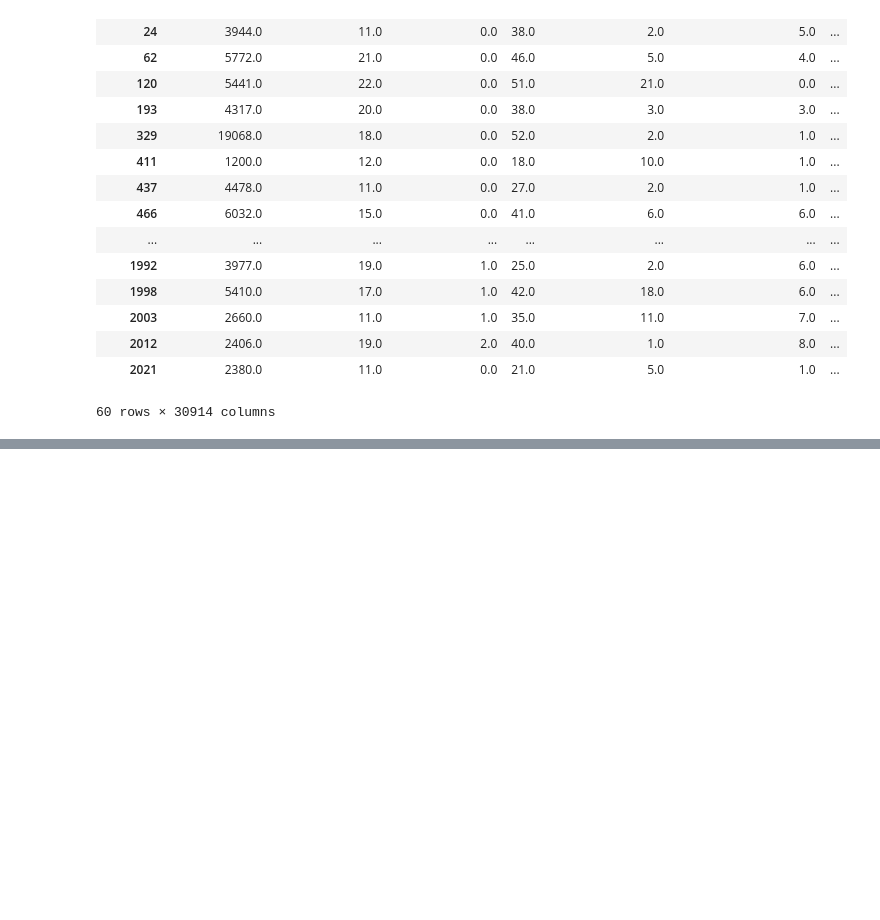
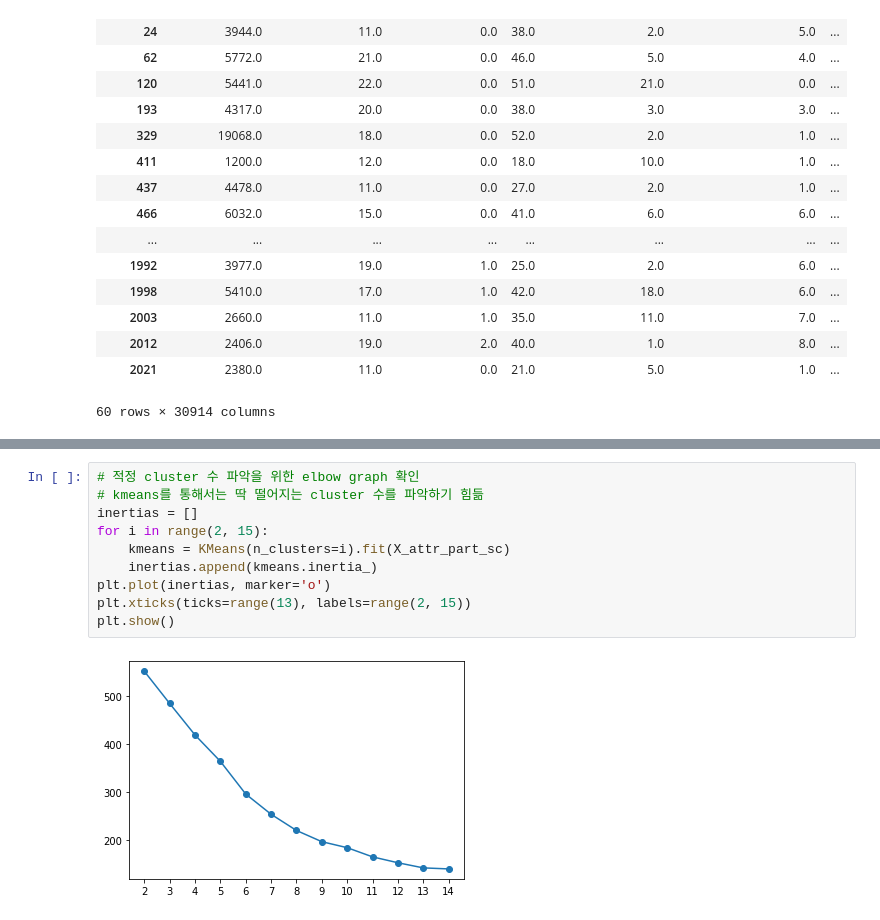
Before and after one commit to minstrel1149/HR_analytics_1, a Jupyter notebook: Attrition_analytics_features.ipynb, the cells around one changed output, grey strips where cells are left out. Saved outputs shown, nothing was run; the diff lists cells and outputs as text; blank space fills up the shorter version.

```diff
--- a/Attrition_analytics_features.ipynb
+++ b/Attrition_analytics_features.ipynb
@@ -377,0 +370,12 @@ X_attr_pred_part
+# %%
+# 적정 cluster 수 파악을 위한 elbow graph 확인
+# kmeans를 통해서는 딱 떨어지는 cluster 수를 파악하기 힘듦
+inertias = []
+for i in range(2, 15):
+    kmeans = KMeans(n_clusters=i).fit(X_attr_part_sc)
+    inertias.append(kmeans.inertia_)
+plt.plot(inertias, marker='o')
+plt.xticks(ticks=range(13), labels=range(2, 15))
+plt.show()
+# %% [output]
+[figure, added]
```
Also changed, not shown: parts of 13 cells of this notebook.
